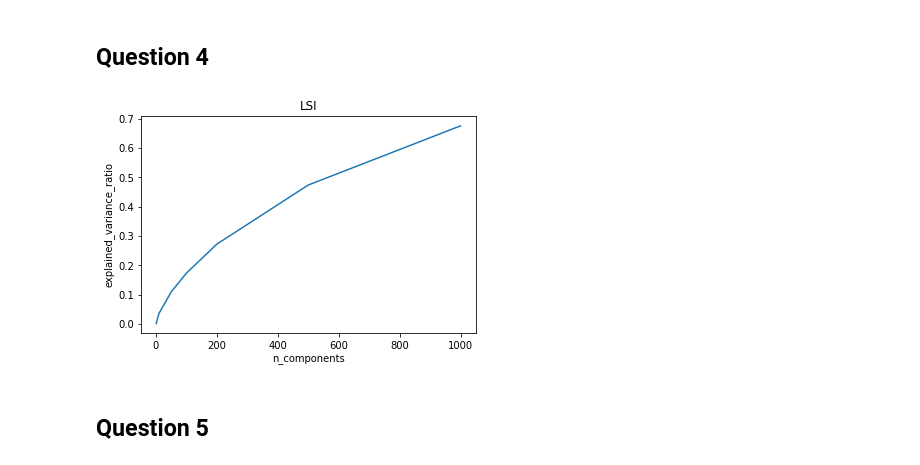
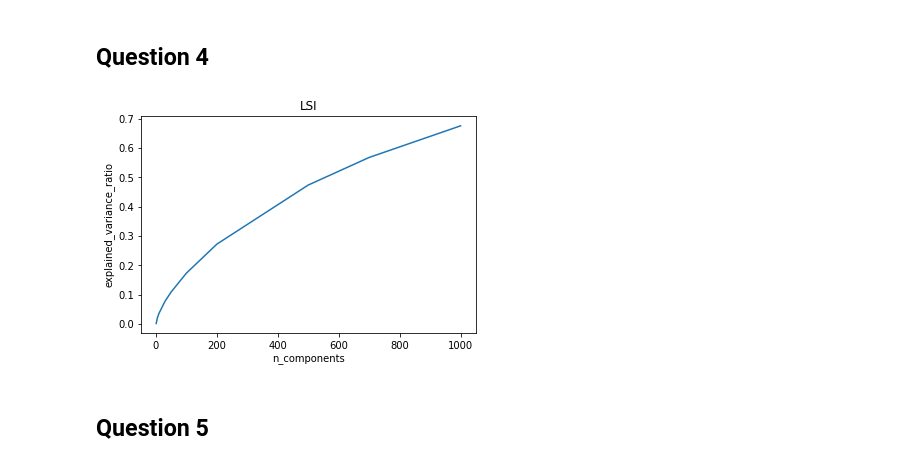
Before and after one commit to zhz03/ECE219_data_mining_project, a Jupyter notebook: Project_2/Project2.ipynb, the cells around one changed output. Cells and saved outputs as stored; diff of their text form; code cells hidden in the pictures.

```diff
--- a/Project_2/Project2.ipynb
+++ b/Project_2/Project2.ipynb
@@ -123,22 +123,22 @@ Contingency matrix:
 ## Question 4
 # %%
 from sklearn.decomposition import TruncatedSVD
-k_list = [1,10,50,100,200,500,1000]
+k_list = [1,5,10,30,50,100,200,500,700,1000]
 explained_ratio = []
 for k in k_list:
     svd = TruncatedSVD(n_components=k, n_iter = 20, random_state=42)
     svd.fit(X_train1_tfidf)
     # print(svd.explained_variance_ratio_.sum())
     explained_ratio.append(svd.explained_variance_ratio_.sum())
 
 # plotting the explained variance ratio across number of components
 plt.plot(k_list, explained_ratio)
 plt.xlabel('n_components')
 plt.ylabel('explained_variance_ratio')
 plt.title('LSI')
 plt.show()
 # %% [output]
-[figure, old version]
+[figure, new version]
 # %% [markdown]
 ## Question 5
 # %%
```
Also changed, not shown: parts of 7 cells of this notebook, 1 other file.
